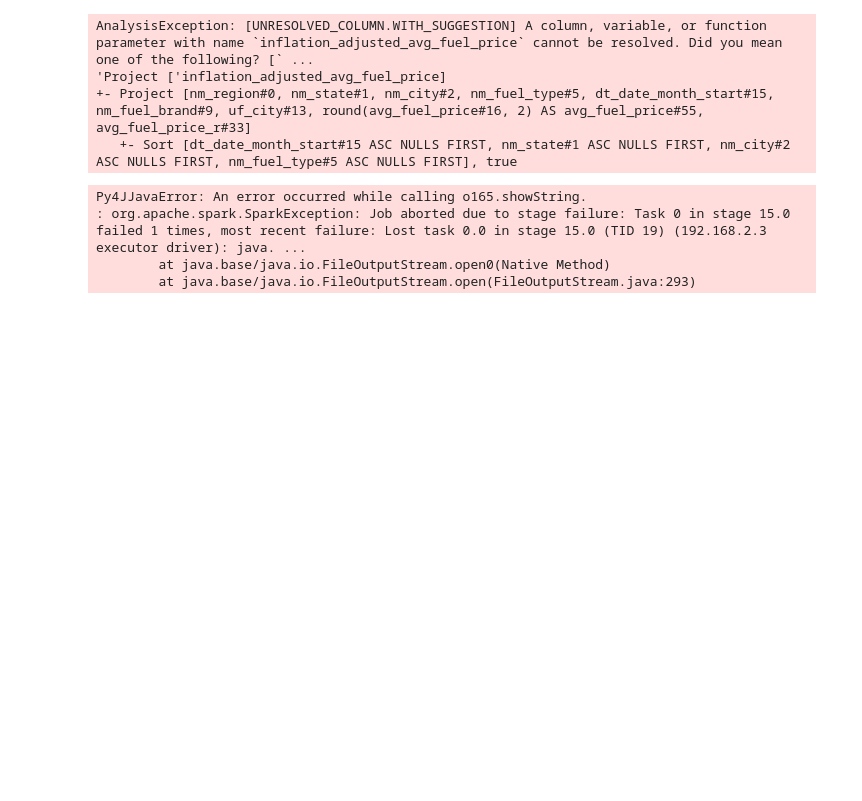
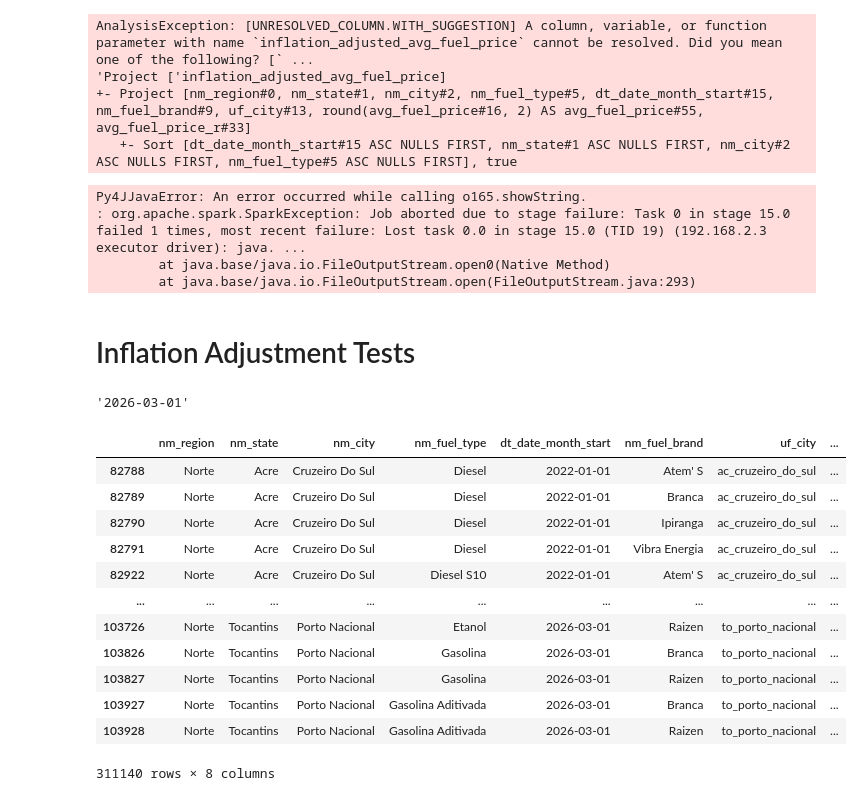
Before and after one commit to joaopaivaa/Fuels-Prices-In-Brazil, a Jupyter notebook: notebooks/gold_layer_processing_tests.ipynb, the cells around one changed output. Saved outputs shown, nothing was run; the diff lists cells and outputs as text; code cells hidden in the pictures; blank space fills up the shorter version.

```diff
--- a/notebooks/gold_layer_processing_tests.ipynb
+++ b/notebooks/gold_layer_processing_tests.ipynb
@@ -134,3 +161,54 @@ Py4JJavaError: An error occurred while calling o165.showString.
         at java.base/java.io.FileOutputStream.open(FileOutputStream.java:293)
 # %%
 df.write.mode("overwrite").format("parquet").save("databases/fuel_prices/gold/fuels_prices")
+# %% [markdown]
+# Inflation Adjustment Tests
+# %%
+import time
+start = time.perf_counter()
+
+import pandas as pd
+import requests
+import time
+
+df = pd.read_parquet("../data/fuels_prices/silver/fuels_prices")
+
+df = df.dropna(how='all')
+
+df['dt_date_month_start'] = pd.to_datetime(
+    df['dt_year'].astype(str) + '-' + df['dt_month'].astype(str) + '-01'
+)
+
+df = df.groupby(
+    ['nm_region', 'nm_state', 'nm_city', 'nm_fuel_type', 'dt_date_month_start', 'nm_fuel_brand', 'uf_city'],
+    as_index=False
+)['nu_fuel_price'].mean()
+
+df = df.rename(columns={'nu_fuel_price': 'avg_fuel_price'})
+df['avg_fuel_price'] = df['avg_fuel_price'].round(2)
+
+df = df.sort_values(['dt_date_month_start', 'nm_state', 'nm_city', 'nm_fuel_type'])
+
+most_recent_date = df['dt_date_month_start'].max().strftime('%Y-%m-%d')
+
+df['dt_date_month_start'] = df['dt_date_month_start'].astype(str)
+# %%
+most_recent_date
+# %% [output]
+'2026-03-01'
+# %%
+df
+# %% [output]
+|  | nm_region | nm_state | nm_city | nm_fuel_type | dt_date_month_start | nm_fuel_brand | uf_city | ... |
+| 82788 | Norte | Acre | Cruzeiro Do Sul | Diesel | 2022-01-01 | Atem' S | ac_cruzeiro_do_sul | ... |
+| 82789 | Norte | Acre | Cruzeiro Do Sul | Diesel | 2022-01-01 | Branca | ac_cruzeiro_do_sul | ... |
+| 82790 | Norte | Acre | Cruzeiro Do Sul | Diesel | 2022-01-01 | Ipiranga | ac_cruzeiro_do_sul | ... |
+| 82791 | Norte | Acre | Cruzeiro Do Sul | Diesel | 2022-01-01 | Vibra Energia | ac_cruzeiro_do_sul | ... |
+| 82922 | Norte | Acre | Cruzeiro Do Sul | Diesel S10 | 2022-01-01 | Atem' S | ac_cruzeiro_do_sul | ... |
+| ... | ... | ... | ... | ... | ... | ... | ... | ... |
+| 103726 | Norte | Tocantins | Porto Nacional | Etanol | 2026-03-01 | Raizen | to_porto_nacional | ... |
+| 103826 | Norte | Tocantins | Porto Nacional | Gasolina | 2026-03-01 | Branca | to_porto_nacional | ... |
+| 103827 | Norte | Tocantins | Porto Nacional | Gasolina | 2026-03-01 | Raizen | to_porto_nacional | ... |
+| 103927 | Norte | Tocantins | Porto Nacional | Gasolina Aditivada | 2026-03-01 | Branca | to_porto_nacional | ... |
+| 103928 | Norte | Tocantins | Porto Nacional | Gasolina Aditivada | 2026-03-01 | Raizen | to_porto_nacional | ... |
+311140 rows × 8 columns
```
Also changed, not shown: parts of 10 cells of this notebook.
